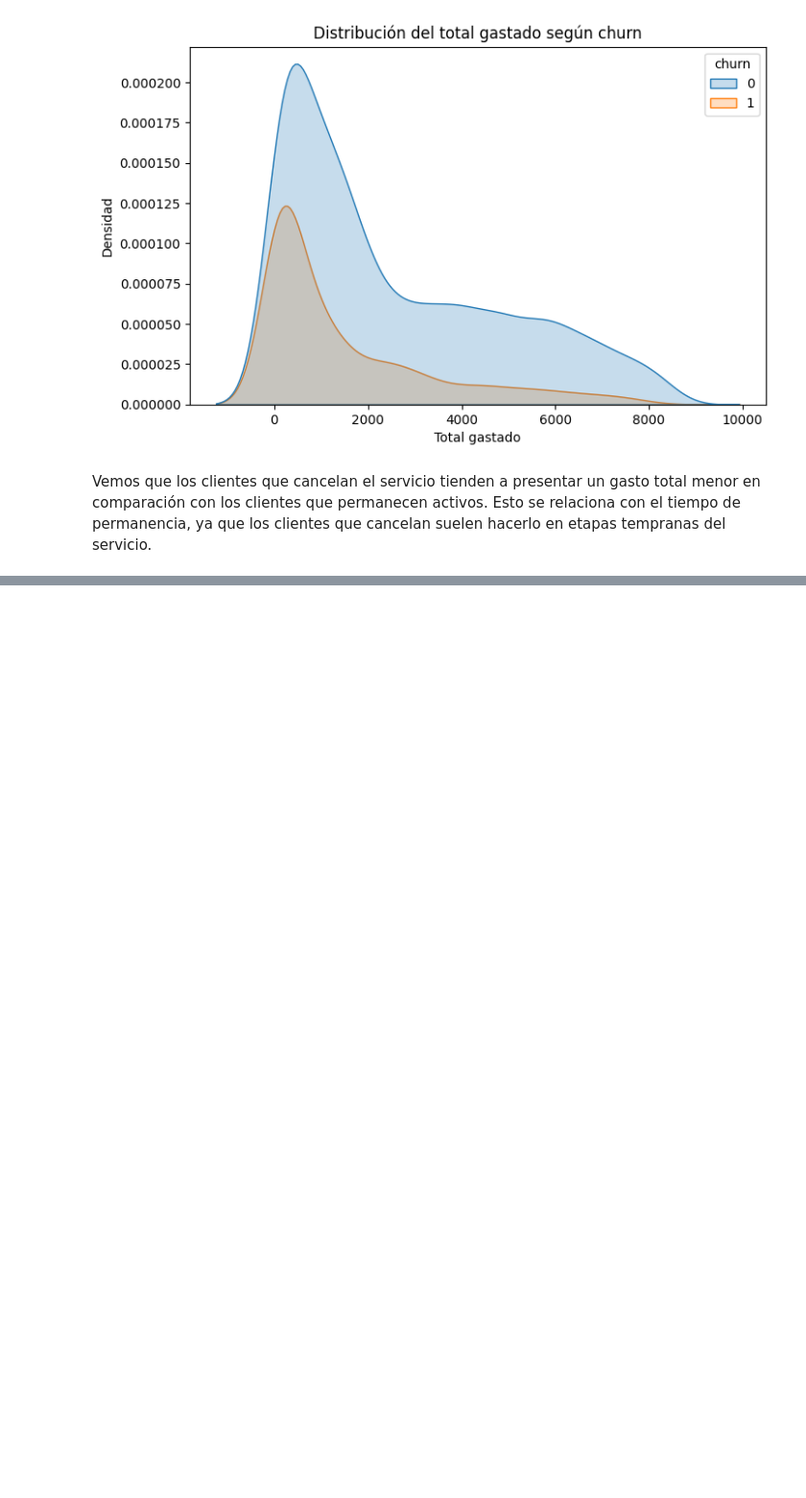
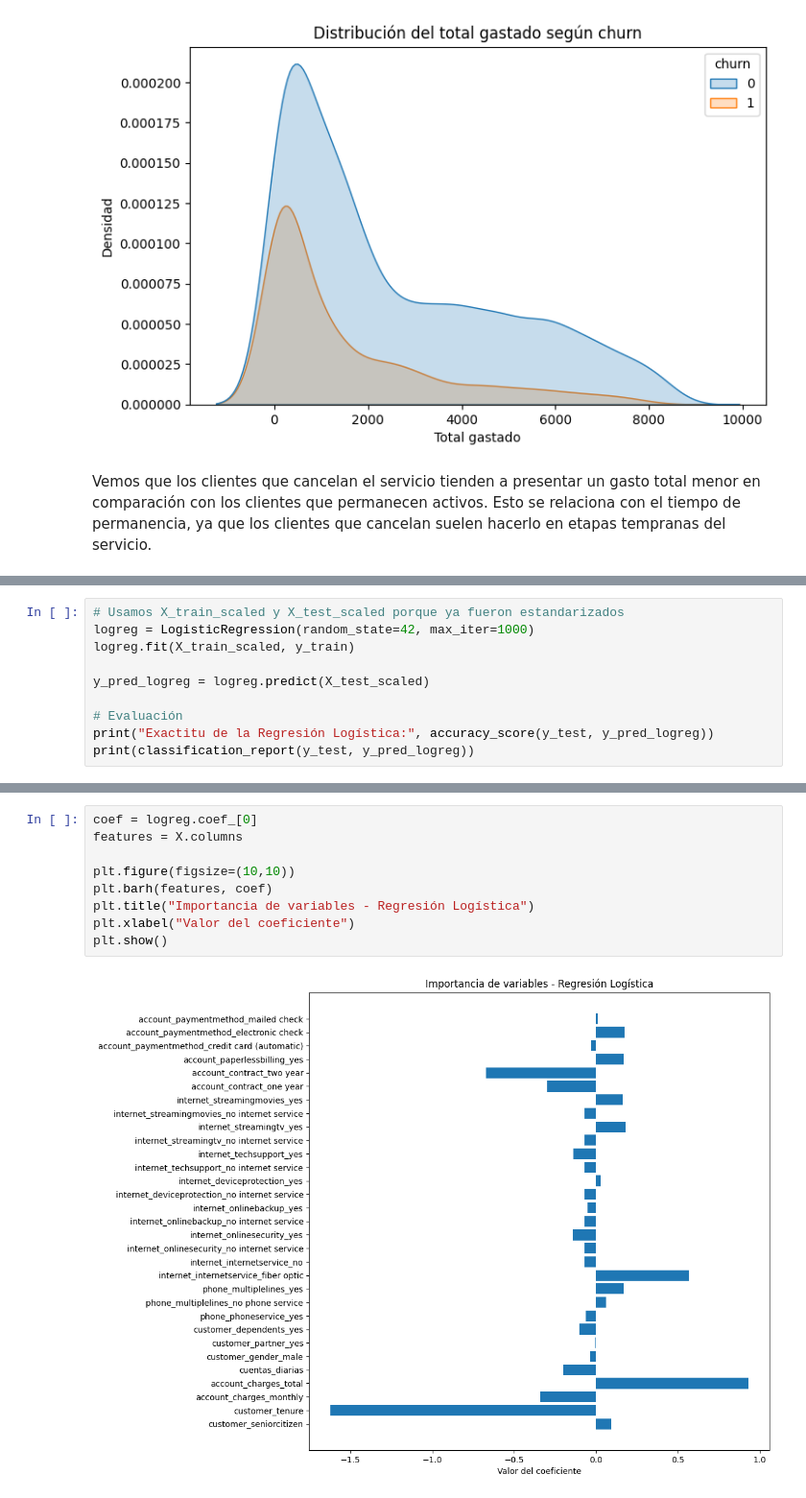
Before and after one commit to Neyker8a/challenge2-parte2, a Jupyter notebook: Challenge2_parte2.ipynb, the cells around one changed output, grey strips where cells are left out. Shown at 96% size. Drawn from its saved outputs; the diff is of its cells as text; blank space fills up the shorter version.

```diff
--- a/Challenge2_parte2.ipynb
+++ b/Challenge2_parte2.ipynb
@@ -267,0 +273,10 @@ Vemos que los clientes que cancelan el servicio tienden a presentar un gasto tot
+# %%
+# Usamos X_train_scaled y X_test_scaled porque ya fueron estandarizados
+logreg = LogisticRegression(random_state=42, max_iter=1000)
+logreg.fit(X_train_scaled, y_train)
+
+y_pred_logreg = logreg.predict(X_test_scaled)
+
+# Evaluación
+print("Exactitu de la Regresión Logística:", accuracy_score(y_test, y_pred_logreg))
+print(classification_report(y_test, y_pred_logreg))
@@ -267,0 +293,11 @@ Vemos que los clientes que cancelan el servicio tienden a presentar un gasto tot
+# %%
+coef = logreg.coef_[0]
+features = X.columns
+
+plt.figure(figsize=(10,10))
+plt.barh(features, coef)
+plt.title("Importancia de variables - Regresión Logística")
+plt.xlabel("Valor del coeficiente")
+plt.show()
+# %% [output]
+[figure, added]
```
Also changed, not shown: parts of 24 cells of this notebook.
